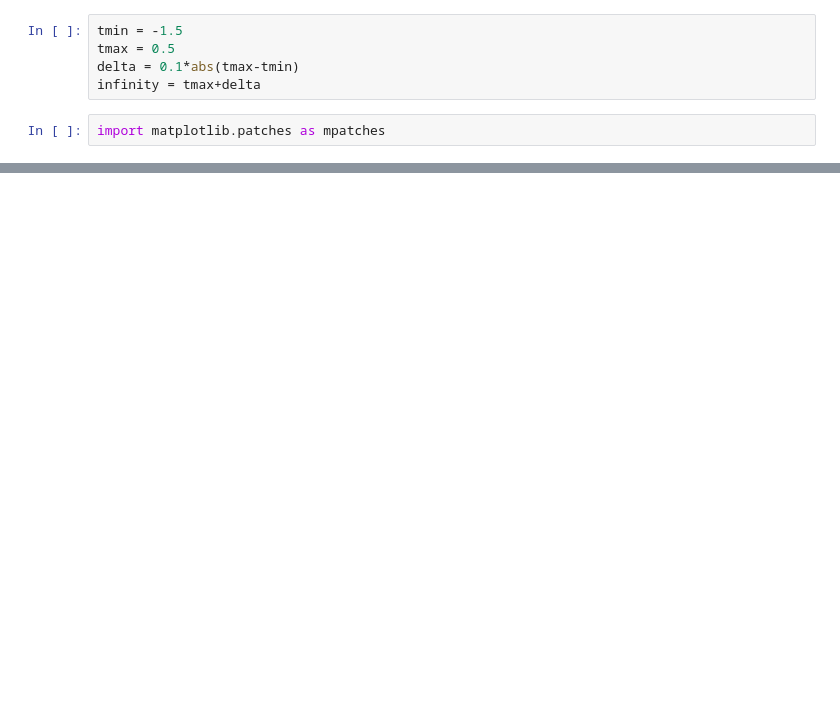
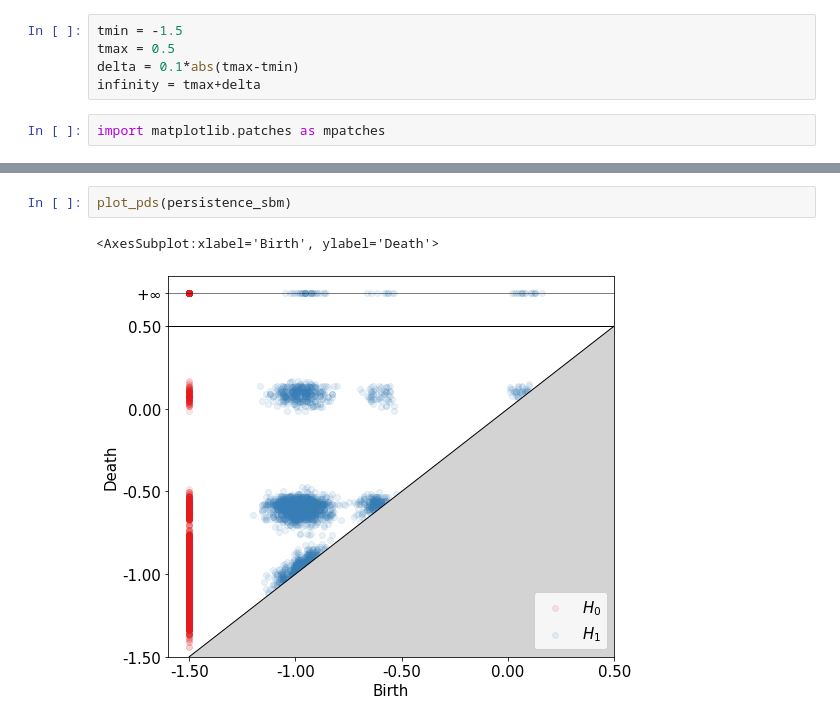
Before and after one commit to barahona-research-group/MCF, a Jupyter notebook: experiments/220427_stability_results.ipynb, the cells around one changed output, grey strips where cells are left out. Cells and saved outputs as stored; diff of their text form; blank space fills up the shorter version.

```diff
--- a/experiments/220427_stability_results.ipynb
+++ b/experiments/220427_stability_results.ipynb
@@ -161,0 +152,5 @@ plt.show()
+# %%
+plot_pds(persistence_sbm)
+# %% [output]
+<AxesSubplot:xlabel='Birth', ylabel='Death'>
+[figure, added]
```
Also changed, not shown: parts of 6 cells of this notebook, 4 other files.
